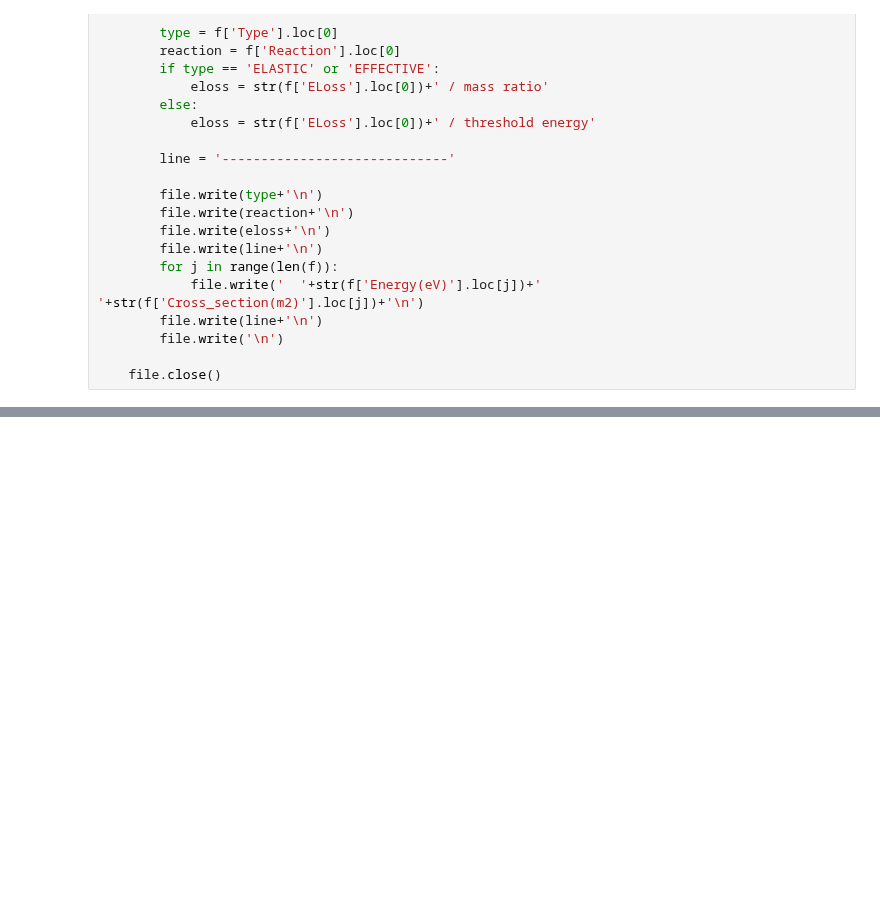
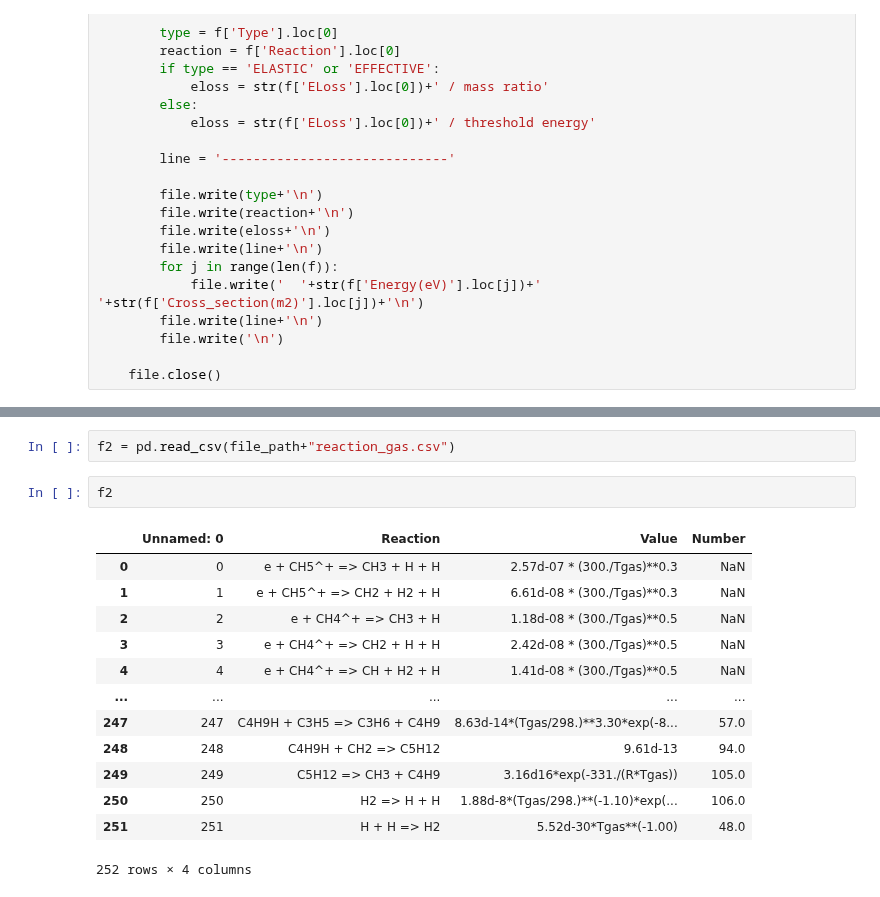
Before and after one commit to 100sjun/repos_python, a Jupyter notebook: Project/DBD_Plasma/ZDPlaskin/CH4_DBD_Plasma/ZDPlaskin/Data_generator.ipynb, the cells around one changed output, grey strips where cells are left out. Drawn from its saved outputs; the diff is of its cells as text; blank space fills up the shorter version.

```diff
--- a/Project/DBD_Plasma/ZDPlaskin/CH4_DBD_Plasma/ZDPlaskin/Data_generator.ipynb
+++ b/Project/DBD_Plasma/ZDPlaskin/CH4_DBD_Plasma/ZDPlaskin/Data_generator.ipynb
@@ -124 +254,19 @@ with open('kinet.inp','w') as file:
     file.write('END')
+# %%
+f2 = pd.read_csv(file_path+"reaction_gas.csv")
+# %%
+f2
+# %% [output]
+|  | Unnamed: 0 | Reaction | Value | Number |
+| 0 | 0 | e + CH5^+ => CH3 + H + H | 2.57d-07 * (300./Tgas)**0.3 | NaN |
+| 1 | 1 | e + CH5^+ => CH2 + H2 + H | 6.61d-08 * (300./Tgas)**0.3 | NaN |
+| 2 | 2 | e + CH4^+ => CH3 + H | 1.18d-08 * (300./Tgas)**0.5 | NaN |
+| 3 | 3 | e + CH4^+ => CH2 + H + H | 2.42d-08 * (300./Tgas)**0.5 | NaN |
+| 4 | 4 | e + CH4^+ => CH + H2 + H | 1.41d-08 * (300./Tgas)**0.5 | NaN |
+| ... | ... | ... | ... | ... |
+| 247 | 247 | C4H9H + C3H5 => C3H6 + C4H9 | 8.63d-14*(Tgas/298.)**3.30*exp(-8... | 57.0 |
+| 248 | 248 | C4H9H + CH2 => C5H12 | 9.61d-13 | 94.0 |
+| 249 | 249 | C5H12 => CH3 + C4H9 | 3.16d16*exp(-331./(R*Tgas)) | 105.0 |
+| 250 | 250 | H2 => H + H | 1.88d-8*(Tgas/298.)**(-1.10)*exp(... | 106.0 |
+| 251 | 251 | H + H => H2 | 5.52d-30*Tgas**(-1.00) | 48.0 |
+252 rows × 4 columns
```
Also changed, not shown: parts of 1 cell of this notebook, 42 other files.
